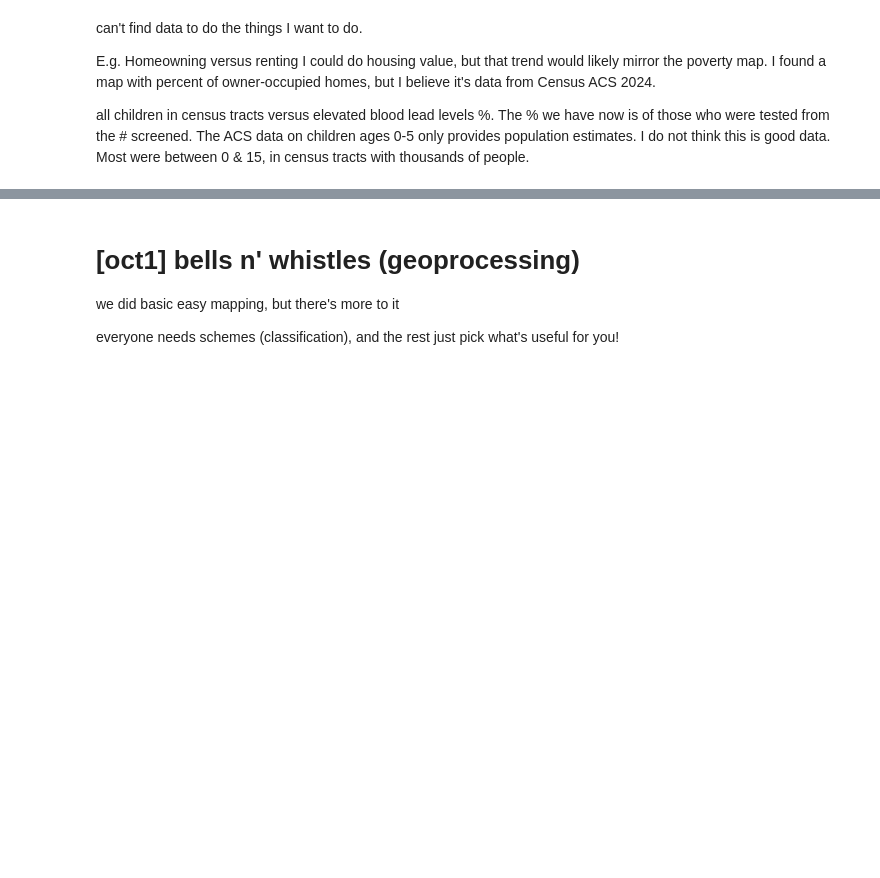
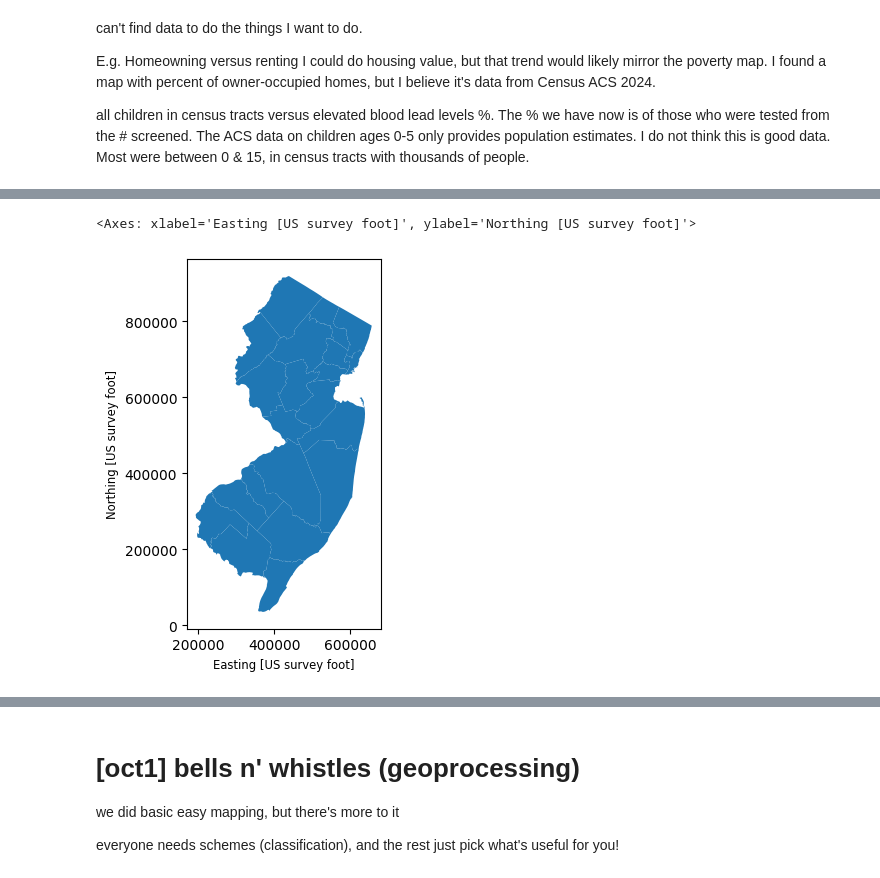
Before and after one commit to Kristina-RUC/datamana, a Jupyter notebook: map.ipynb, the cells around one changed output, grey strips where cells are left out. Saved outputs shown, nothing was run; the diff lists cells and outputs as text; code cells hidden in the pictures; blank space fills up the shorter version.

```diff
--- a/map.ipynb
+++ b/map.ipynb
@@ -1151,0 +1149,5 @@ pcthomeowner=pd.read_csv (https://github.com/Kristina-RUC/datamana/raw/refs/head
+# %%
+! wget -q -O nj-counties.zip https://github.com/Kristina-RUC/datamana/raw/refs/heads/main/bounds_nj_shp.zip
+zip_ref = zipfile.ZipFile('nj-counties.zip', 'r'); zip_ref.extractall(); zip_ref.close()
+!ls
+njC0=gpd.read_file('nj_counties.shp')
@@ -1151,0 +1172,5 @@ pcthomeowner=pd.read_csv (https://github.com/Kristina-RUC/datamana/raw/refs/head
+# %%
+njC0.plot()
+# %% [output]
+<Axes: xlabel='Easting [US survey foot]', ylabel='Northing [US survey foot]'>
+[figure, added]
```
Also changed, not shown: parts of 5 cells of this notebook.
